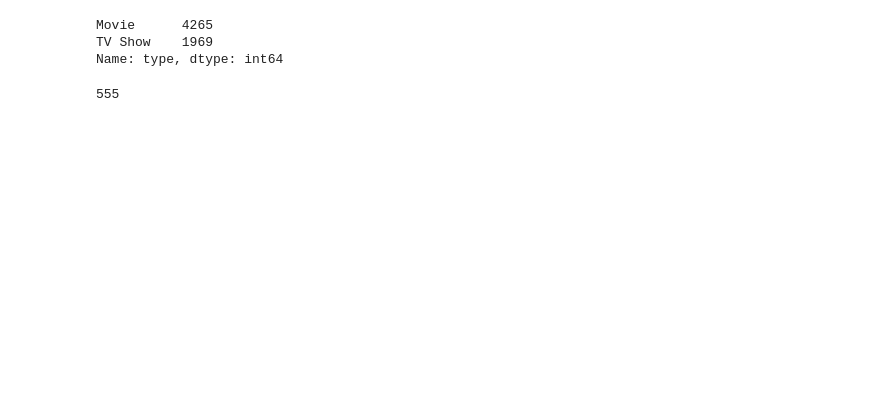
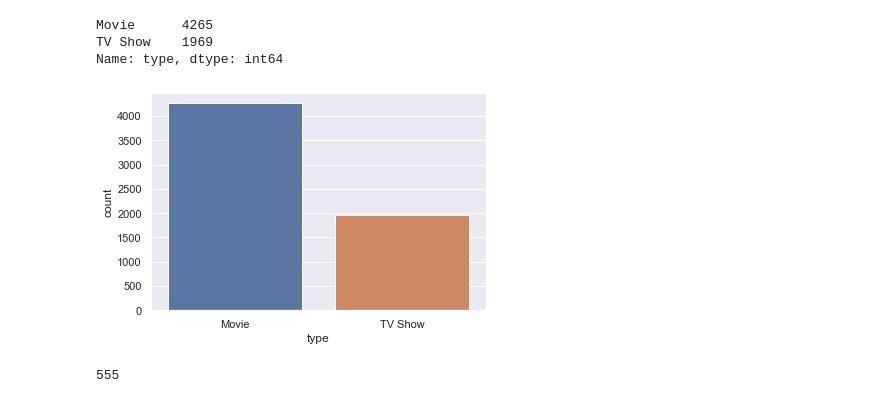
Before and after one commit to chaimaa1997/Netflix-data-analyse, a Jupyter notebook: netflix (2).ipynb, the cells around one changed output. Saved outputs shown, nothing was run; the diff lists cells and outputs as text; code cells hidden in the pictures; blank space fills up the shorter version.

```diff
--- a/netflix (2).ipynb
+++ b/netflix (2).ipynb
@@ -27,6 +27,11 @@ df['type'].value_counts()
 Movie      4265
 TV Show    1969
 Name: type, dtype: int64
+# %%
+sns.set(style="darkgrid")
+ax = sns.countplot(x='type', data=df)
+# %% [output]
+[figure, added]
 # %%
 len(df['country'].unique())
 # %% [output]
```
Also changed, not shown: parts of 16 cells of this notebook.
